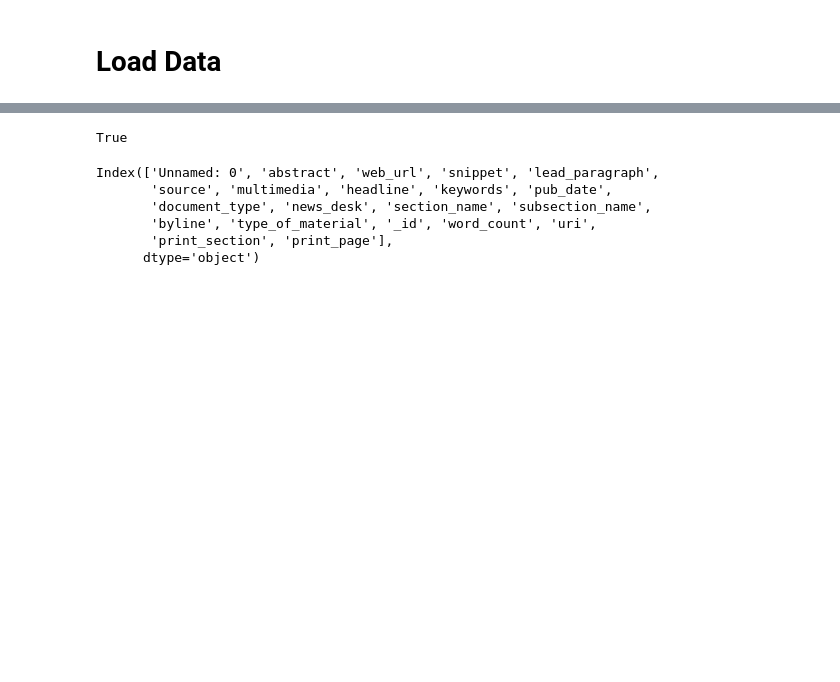
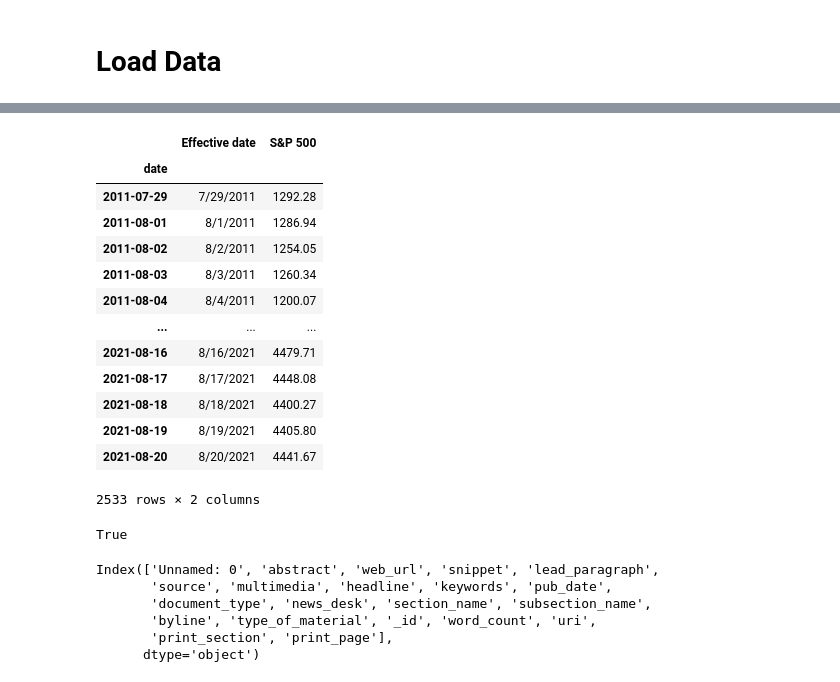
Before and after one commit to plarkin13/stock_prediction_sentiment, a Jupyter notebook: tanveer/Test_Eda.ipynb, the cells around one changed output, grey strips where cells are left out. Saved outputs shown, nothing was run; the diff lists cells and outputs as text; code cells hidden in the pictures; blank space fills up the shorter version.

```diff
--- a/tanveer/Test_Eda.ipynb
+++ b/tanveer/Test_Eda.ipynb
@@ -22,6 +362,23 @@ df_11 = pd.read_csv('df_11.csv')
 # %%
 #import sp500 file
 sp500 = pd.read_csv('sp500.csv')
+# %%
+sp500
+# %% [output]
+|  | Effective date | S&P 500 |
+| date |  |  |
+| 2011-07-29 | 7/29/2011 | 1292.28 |
+| 2011-08-01 | 8/1/2011 | 1286.94 |
+| 2011-08-02 | 8/2/2011 | 1254.05 |
+| 2011-08-03 | 8/3/2011 | 1260.34 |
+| 2011-08-04 | 8/4/2011 | 1200.07 |
+| ... | ... | ... |
+| 2021-08-16 | 8/16/2021 | 4479.71 |
+| 2021-08-17 | 8/17/2021 | 4448.08 |
+| 2021-08-18 | 8/18/2021 | 4400.27 |
+| 2021-08-19 | 8/19/2021 | 4405.80 |
+| 2021-08-20 | 8/20/2021 | 4441.67 |
+2533 rows × 2 columns
 # %%
 # Make sure all dataframes have same columns
 set(df_2.columns) == set(df_1.columns)== set(df_3.columns)== set(df_4.columns)== set(df_5.columns)== set(df_6.columns)== set(df_7.columns)== set(df_8.columns)== set(df_9.columns)== set(df_10.columns)== set(df_11.columns)
```
Also changed, not shown: parts of 17 cells of this notebook, 45 other files.
